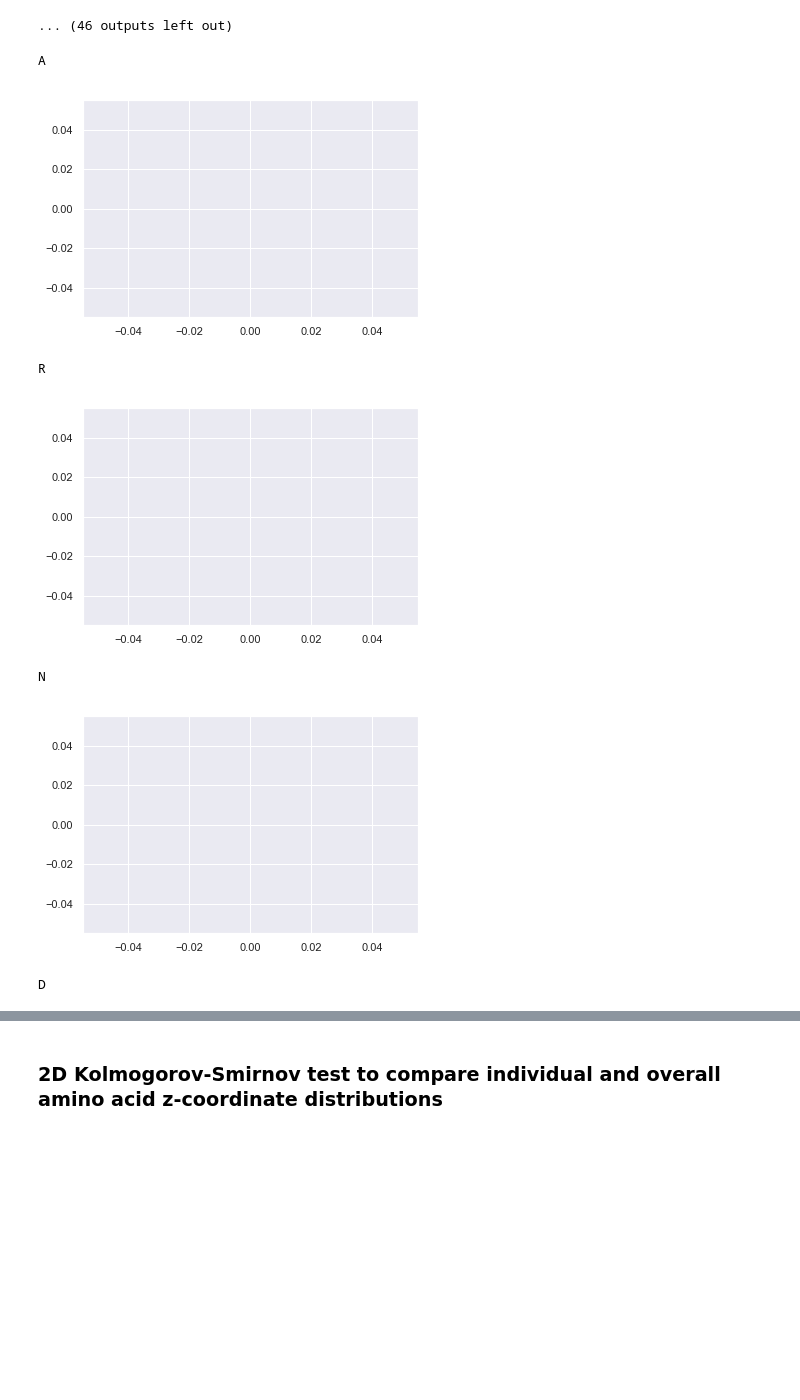
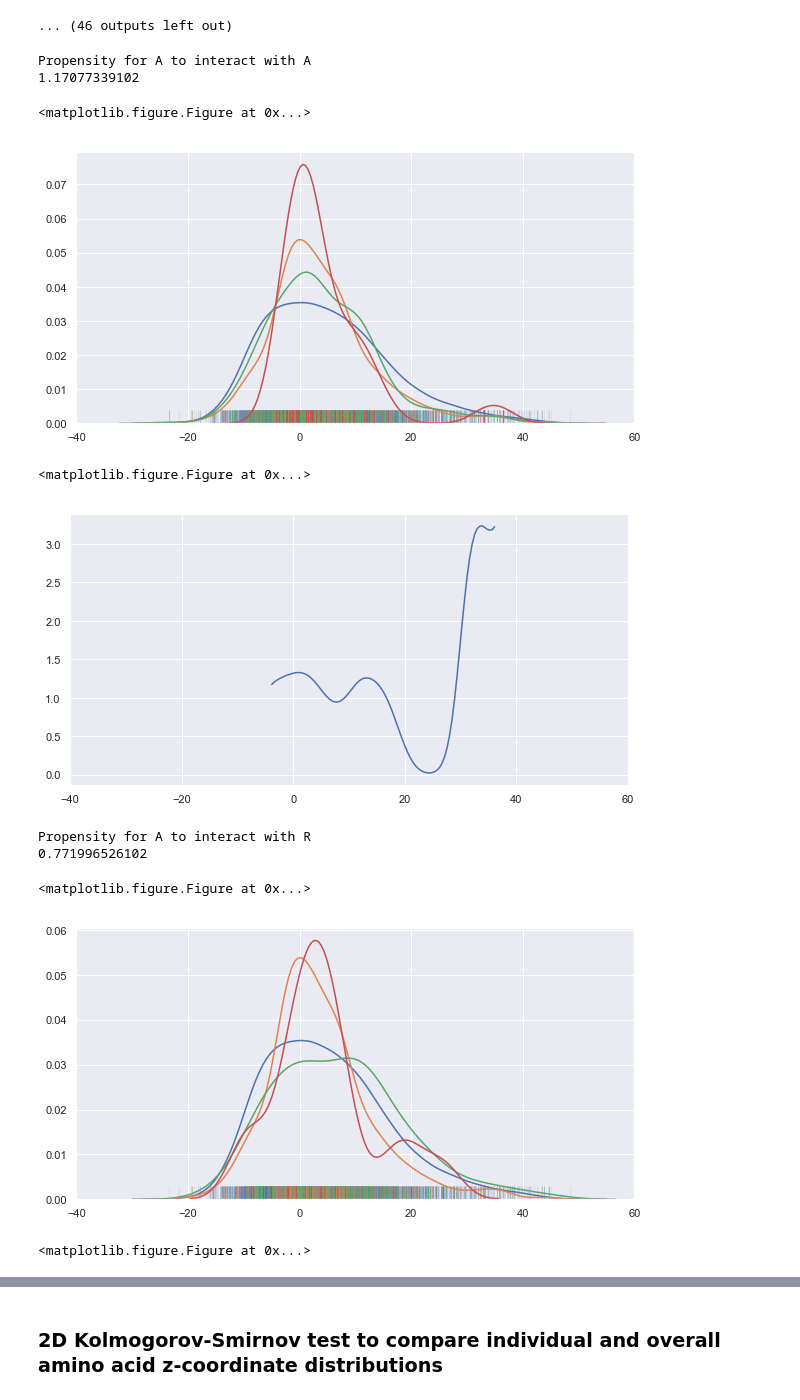
Before and after one commit to kls93/BetaStats, a Jupyter notebook: Propensity_analysis_barrels.ipynb, the cells around one changed output, grey strips where cells are left out. Cells and saved outputs as stored; diff of their text form; code cells hidden in the pictures; blank space fills up the shorter version.

Commit message:
Fixes bugs with 1D pairwise amino acid propensity calculation.

```diff
--- a/Propensity_analysis_barrels.ipynb
+++ b/Propensity_analysis_barrels.ipynb
@@ -229,7 +229,7 @@ def calc_combined_property_propensities(df, props, aa_dict):
 
     return propensity_df, frequency_df, normed_frequency_df
 # %%
-def gen_neighbouring_pairs_list(df, prop, aa_dict):
+def gen_neighbouring_pairs_list(df, interaction, aa_dict, *args):
     """
     Makes a list of the amino acids in the input dataframe that form pairwise interactions at a particular
     location (e.g. HB vs. NHB positions) or via a particular type of interaction (e.g. cation-pi, hydrogen
@@ -247,18 +247,25 @@ def gen_neighbouring_pairs_list(df, prop, aa_dict):
 
     neighbouring_pairs_list = []
     repeat_pairs_list = []
+    if args:
+        prop = args[0]
+        prop_dict = OrderedDict()
 
     for row in range(df.shape[0]):
         domain_res_id_1 = df['domain_ids'][row] + df['res_ids'][row]
         aa_1 = df['fasta_seq'][row]
+        if args:
+            prop_val_1 = df[prop][row]
 
-        for res_id_2 in df[prop][row]:
+        for res_id_2 in df[interaction][row]:
             domain_res_id_2 = df['domain_ids'][row] + res_id_2
 
             # Only considers amino acid pairs in which both (canonical) amino acids are located in the domain
             if domain_res_id_2 in domain_res_ids_list:
                 res_id_2_index = domain_res_ids_list.index(domain_res_id_2)
                 aa_2 = df['fasta_seq'][res_id_2_index]
+                if args:
+                    prop_val_2 = df[prop][res_id_2_index]
 
                 if (
                         aa_1 in list(aa_dict.keys())
@@ -271,7 +278,18 @@ def gen_neighbouring_pairs_list(df, prop, aa_dict):
 
                     neighbouring_pairs_list.append('{}_{}'.format(aa_1, aa_2))
 
-    return neighbouring_pairs_list
+                    if args:
+                        # Must include domain id in key to ensure it is unique
+                        prop_dict['{}_{}_{}_{}'.format(domain_res_id_1, domain_res_id_2, aa_1, aa_2)] = [
+                            prop_val_1, prop_val_2
+                        ]
+                        prop_dict['{}_{}_{}_{}'.format(domain_res_id_2, domain_res_id_1, aa_2, aa_1)] = [
+                            prop_val_2, prop_val_1
+                        ]
+    if args:
+        return neighbouring_pairs_list, prop_dict
+    else:
+        return neighbouring_pairs_list
 
 
 def calc_aa_pair_propensities(neighbouring_pairs_list, aa_dict):
@@ -332,14 +350,14 @@ def calc_aa_pair_propensities(neighbouring_pairs_list, aa_dict):
     # The propensity for aa_1 to interact with aa_2 should equal the propensity for aa_2 to interact with aa_1
     for aa_1_index, aa_1 in enumerate(list(aa_dict.keys())):
         for aa_2_index, aa_2 in enumerate(list(aa_dict.keys())):
-            if (
-                   round(temp_lists['{}_propensity_list'.format(aa_1)][aa_2_index], 4)
-                != round(temp_lists['{}_propensity_list'.format(aa_2)][aa_1_index], 4)
-            ):
-                sys.exit('Error with propensity calculation: {}{} ({}) != {}{} ({})'.format(
-                    aa_1, aa_2, temp_lists['{}_propensity_list'.format(aa_1)][aa_2_index],
-                    aa_2, aa_1, temp_lists['{}_propensity_list'.format(aa_2)][aa_1_index]
-                ))
+            propensity_12 = temp_lists['{}_propensity_list'.format(aa_1)][aa_2_index]
+            propensity_21 = temp_lists['{}_propensity_list'.format(aa_2)][aa_1_index]
+
+            if not np.isnan(propensity_12) and not np.isnan(propensity_21):
+                if round(propensity_12, 4) != round(propensity_21, 4):
+                    sys.exit('Error with propensity calculation: {}{} ({}) != {}{} ({})'.format(
+                        aa_1, aa_2, propensity_12, aa_2, aa_1, propensity_21
+                    ))
 
     df_propensity_dict = OrderedDict({'FASTA': list(aa_dict.keys())})
     df_frequency_dict = OrderedDict({'FASTA': list(aa_dict.keys())})
@@ -1968,12 +1964,16 @@ plot_1d_indv_aa_propensities(int_barrel_df, 'z_coords', aa_dict_no_cys)
 # %%
 plot_1d_indv_aa_propensities(ext_barrel_df, 'z_coords', aa_dict_no_cys)
 # %%
-plot_2d_indv_aa_propensities(barrel_df, 'z_coords', 'solv_acsblty', aa_dict_no_cys)
+plot_1d_pairwise_aa_propensities(barrel_df, 'hb_pairs', 'z_coords', aa_dict_no_cys)
 # %% [output]
-A
+Propensity for A to interact with A
+1.17077339102
+<matplotlib.figure.Figure at 0x...>
-[figure, old version]
+[figure, new version]
-R
+<matplotlib.figure.Figure at 0x...>
-[figure, old version]
+[figure, new version]
-N
+Propensity for A to interact with R
+0.771996526102
+<matplotlib.figure.Figure at 0x...>
-[figure, old version]
+[figure, new version]
-D
+<matplotlib.figure.Figure at 0x...>
```
Also changed, not shown: parts of 8 cells of this notebook.
